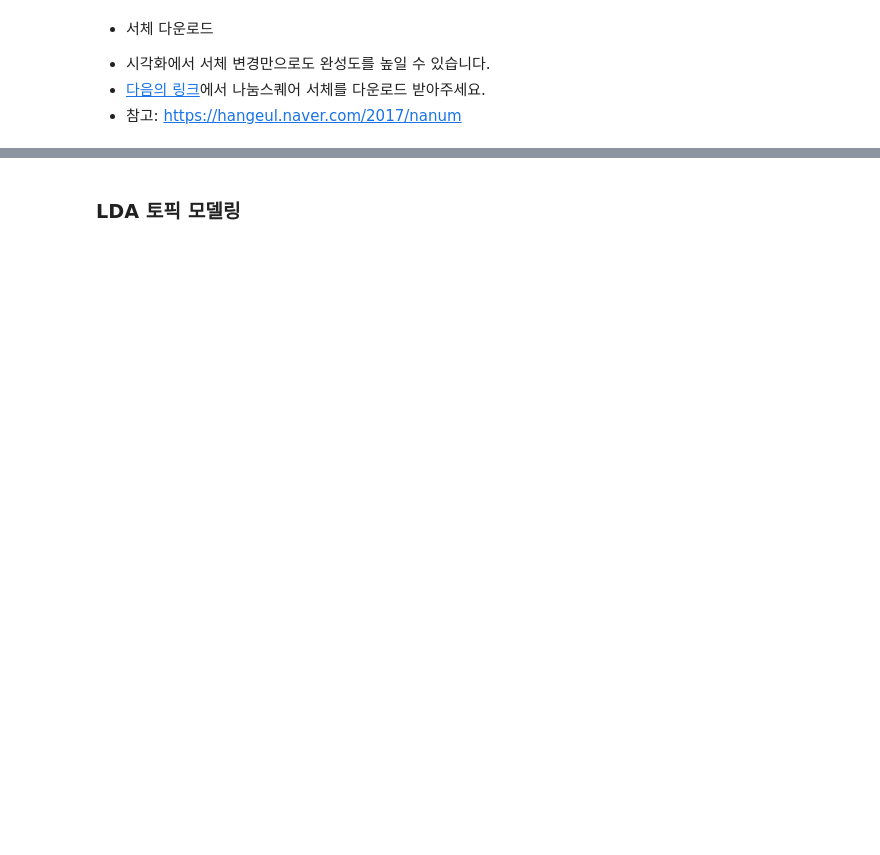
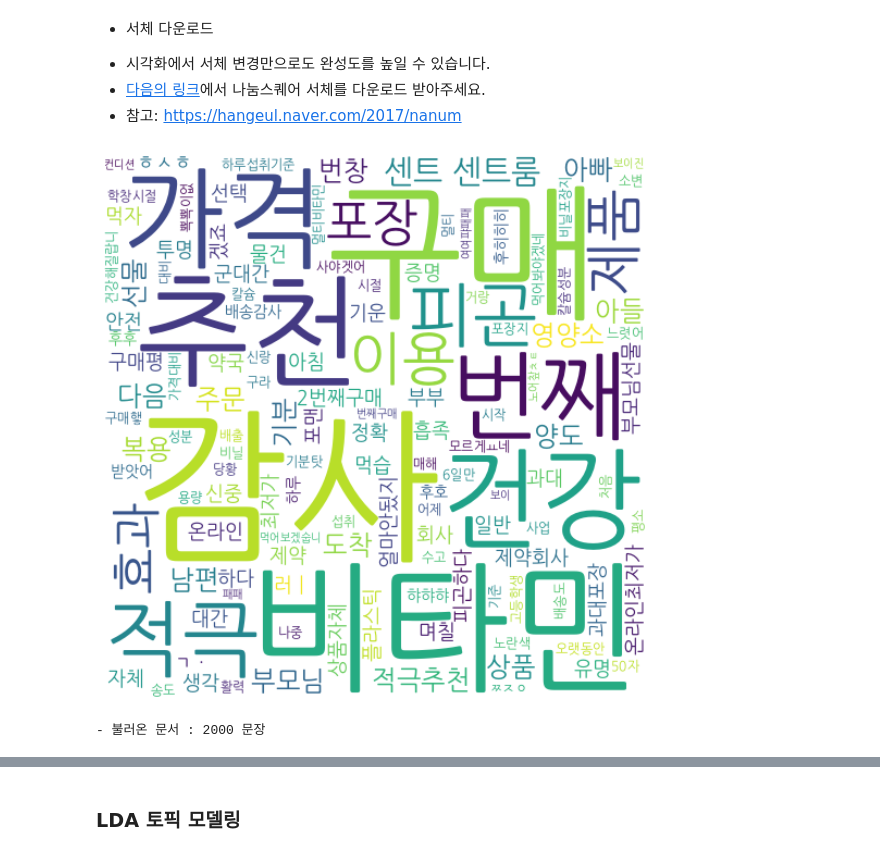
Before and after one commit to slothnap/kaggle_list, a Jupyter notebook: Fast campus/Marketing Analysis/[실습]Ch06_[Referral]_Review.ipynb, the cells around one changed output, grey strips where cells are left out. Cells and saved outputs as stored; diff of their text form; code cells hidden in the pictures; blank space fills up the shorter version.

Commit message:
review analysis

```diff
--- a/Fast campus/Marketing Analysis/[실습]Ch06_[Referral]_Review.ipynb
+++ b/Fast campus/Marketing Analysis/[실습]Ch06_[Referral]_Review.ipynb
@@ -74,7 +74,7 @@ uploaded = files.upload()
 # %%
 # 형태소분석 - kkma 명사
 line_list = []
-f = open("centrum_review.txt", encoding="utf-8")
+f = open("data/centrum_review.txt", encoding="utf-8")
 for line in f:
     line = kkma.nouns(line)
     line_list.append(line)
@@ -86,8 +90,8 @@ line_list[10]
 # %%
-word_frequency = {}
-noun_list = []
+word_frequency = {} # 단어 빈도 분석
+noun_list = []      #
 #불용어 리스트를 여기에 추가합니다.
-stop_list = ["배송", "만족"]
+stop_list = ["배송", "만족", "구매", "감사", "번째"]
 line_number = 0
 for line in line_list[:]:
     line_number += 1
@@ -132,35 +141,39 @@ for fn in uploaded.keys():
 # %%
 #워드클라우드 파라미터 설정
-font_path="NanumSquareB.otf"  #폰트
+#font_path="NanumSquareB.otf"  #폰트
+font_path=r'/home/ubuntu/study_list/Fast campus/Marketing Analysis/data/NanumGothic.otf'
 background_color="white"      #배경색
 margin=3                     #모서리 여백 넓이
 min_font_size=7              #최소 글자 크기
 max_font_size=150             #최대 글자 크기
 width=500                     #이미지 가로 크기
 height=500                    #이미지 세로 크기
 wc = WordCloud(font_path=font_path, background_color=background_color, margin=margin, \
                min_font_size=min_font_size, max_font_size=max_font_size, width=width, height=height)
 wc.generate(noun_doc)
 
 plt.figure(figsize=(10, 10))
 plt.imshow(wc, interpolation="bilinear")
 plt.axis("off")
 plt.show()
+# %% [output]
+[figure, added]
 # %%
 # 데이터를 불러옵니다.
 from google.colab import files
 uploaded = files.upload()
 # %%
-
 # 형태소분석 - kkma 명사
 line_list = []
-f = open("centrum2.txt", encoding="utf-8")
+f = open("data/centrum2.txt", encoding="utf-8")
 for line in f:
     line = kkma.nouns(line)
     line_list.append(line)
 f.close()
 
 print("- 불러온 문서 :", len(line_list), "문장")
+# %% [output]
+- 불러온 문서 : 2000 문장
 # %%
 word_frequency = {}
 noun_list = []
```
Also changed, not shown: parts of 11 cells of this notebook, 4 other files.
